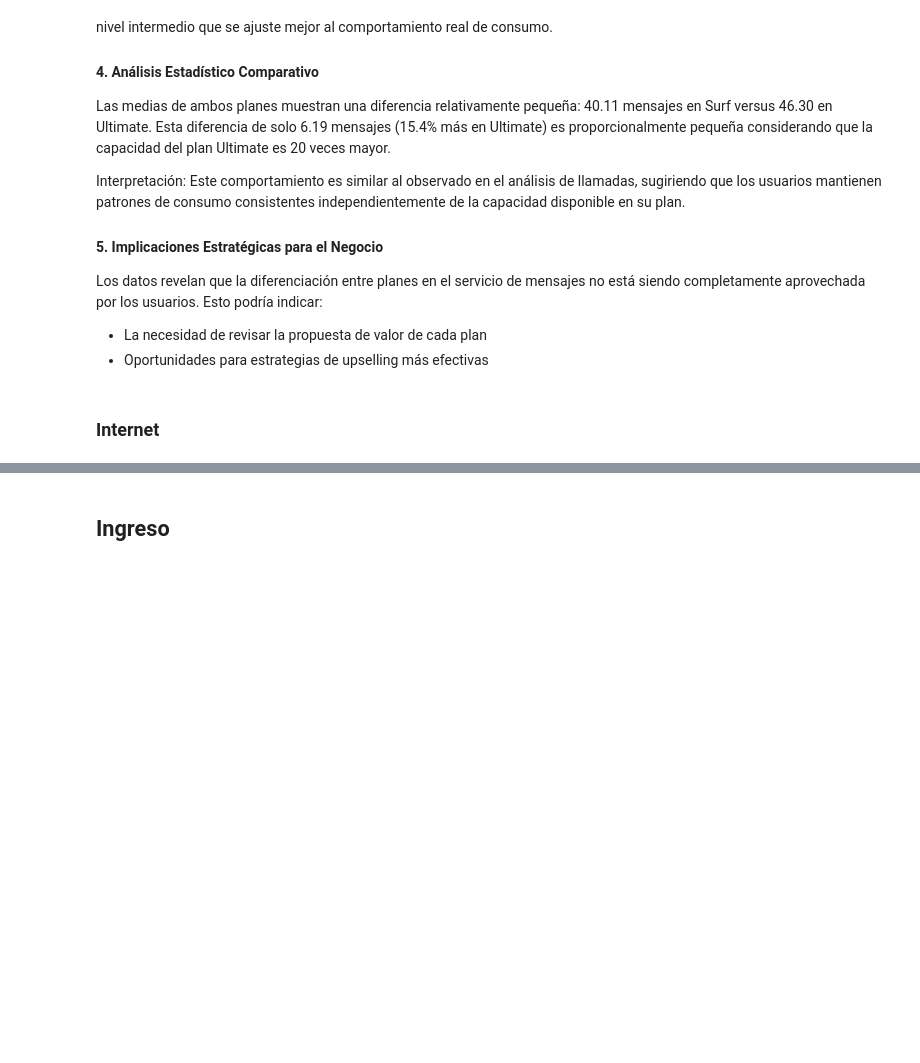
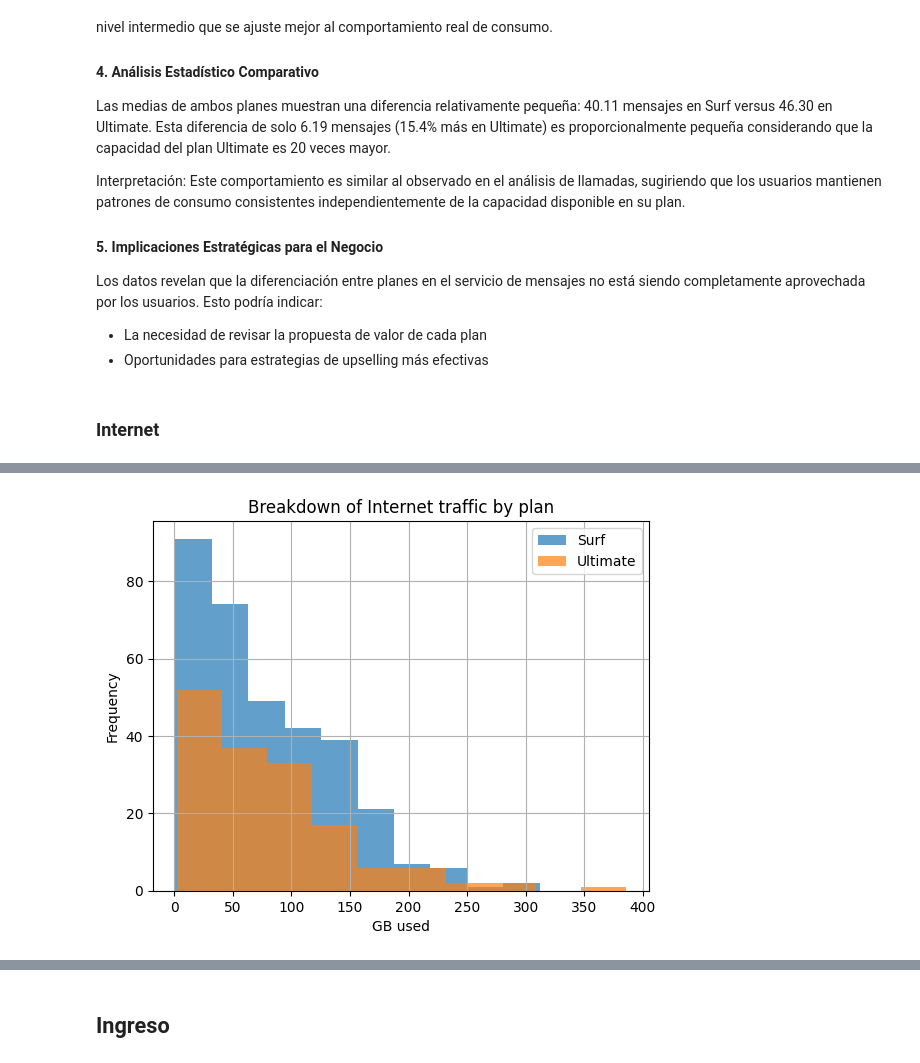
Before and after one commit to carloscarranza2486/tripleten-data-science, a Jupyter notebook: sprint-05-data_statistical-analysis/final_project_megaline_fees/notebook.ipynb, the cells around one changed output, grey strips where cells are left out. Drawn from its saved outputs; the diff is of its cells as text; code cells hidden in the pictures; blank space fills up the shorter version.

```diff
--- a/sprint-05-data_statistical-analysis/final_project_megaline_fees/notebook.ipynb
+++ b/sprint-05-data_statistical-analysis/final_project_megaline_fees/notebook.ipynb
@@ -424,6 +574,10 @@ print(calls_per_user) # imprimimos resultado
 [2258 rows x 3 columns]
 # %%
 # Calcula la cantidad de minutos usados por cada usuario al mes. Guarda el resultado.
-minutes_per_user = calls_df.groupby(["user_id","month"])["duration"].sum().reset_index()
+# Primero redondeamos cada llamada individual hacia arriba con el método "ceil" de Numpy, esto lo agregamos a una nueva columna
+calls_df['duration_rounded'] = np.ceil(calls_df['duration'])
+# Sumamos los minutos redondeados por usuario y mes
+minutes_per_user = calls_df.groupby(["user_id","month"])["duration_rounded"].sum().reset_index()
+minutes_per_user.columns = ["user_id", "month", "minutes_used"]
 print(minutes_per_user)
 # %% [output]
@@ -862,0 +1002,18 @@ Plan Ultimate con potencial subutilizado: Aunque genera una tarifa base más alt
+# %%
+# Compara la cantidad de tráfico de Internet consumido por usuarios por plan
+# Primero agrupamos (groupby) por usuario y calculamos el trafico total consumido en mb por cada uno por mes
+gb_used_per_user = final_merge.groupby(["user_id","plan_name"])["gb_total_consumed"].sum().reset_index()
+# Calculamos el tráfico por plan a través de una máscara booleana y creamos 2 nuevos Series, uno por plan
+surf_navegation = gb_used_per_user.loc[gb_used_per_user["plan_name"] == "surf", "gb_total_consumed"] # dividimos por 1024 para convertir en GB
+ultimate_navegation = gb_used_per_user.loc[gb_used_per_user["plan_name"] == "ultimate", "gb_total_consumed"] # dividimos por 1024 para convertir en GB
+# Creamos histograma para comparar los 2 objetos tipo Series generados por cada uno de los planes
+surf_navegation.hist(bins=10, alpha=0.7,label="Surf")
+ultimate_navegation.hist(bins=10, alpha=0.7,label="Ultimate")
+plt.legend()
+plt.title("Breakdown of Internet traffic by plan")
+plt.xlabel("GB used")
+plt.ylabel("Frequency")
+
+plt.show()
+# %% [output]
+[figure, added]
```
Also changed, not shown: parts of 78 cells of this notebook, 1 other file.
